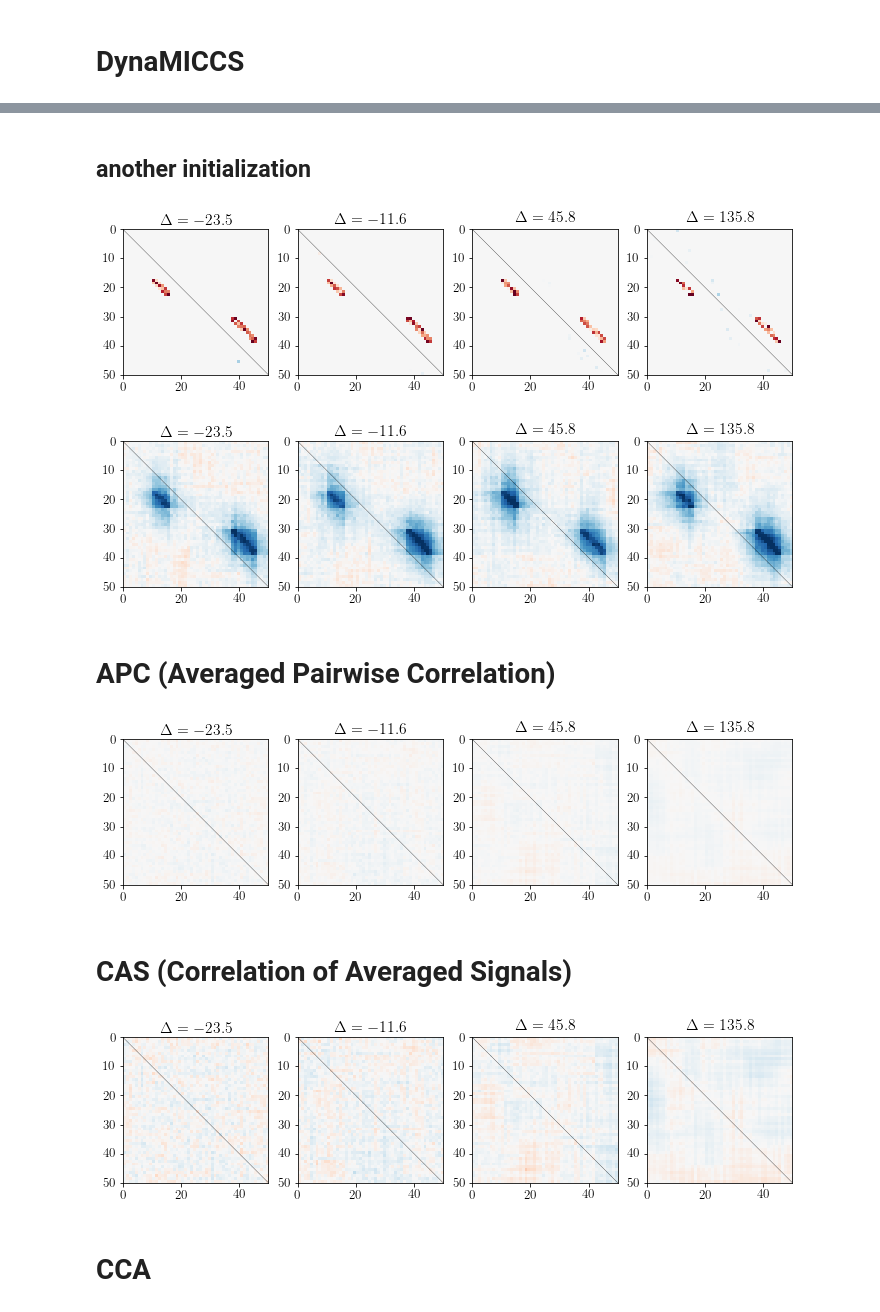
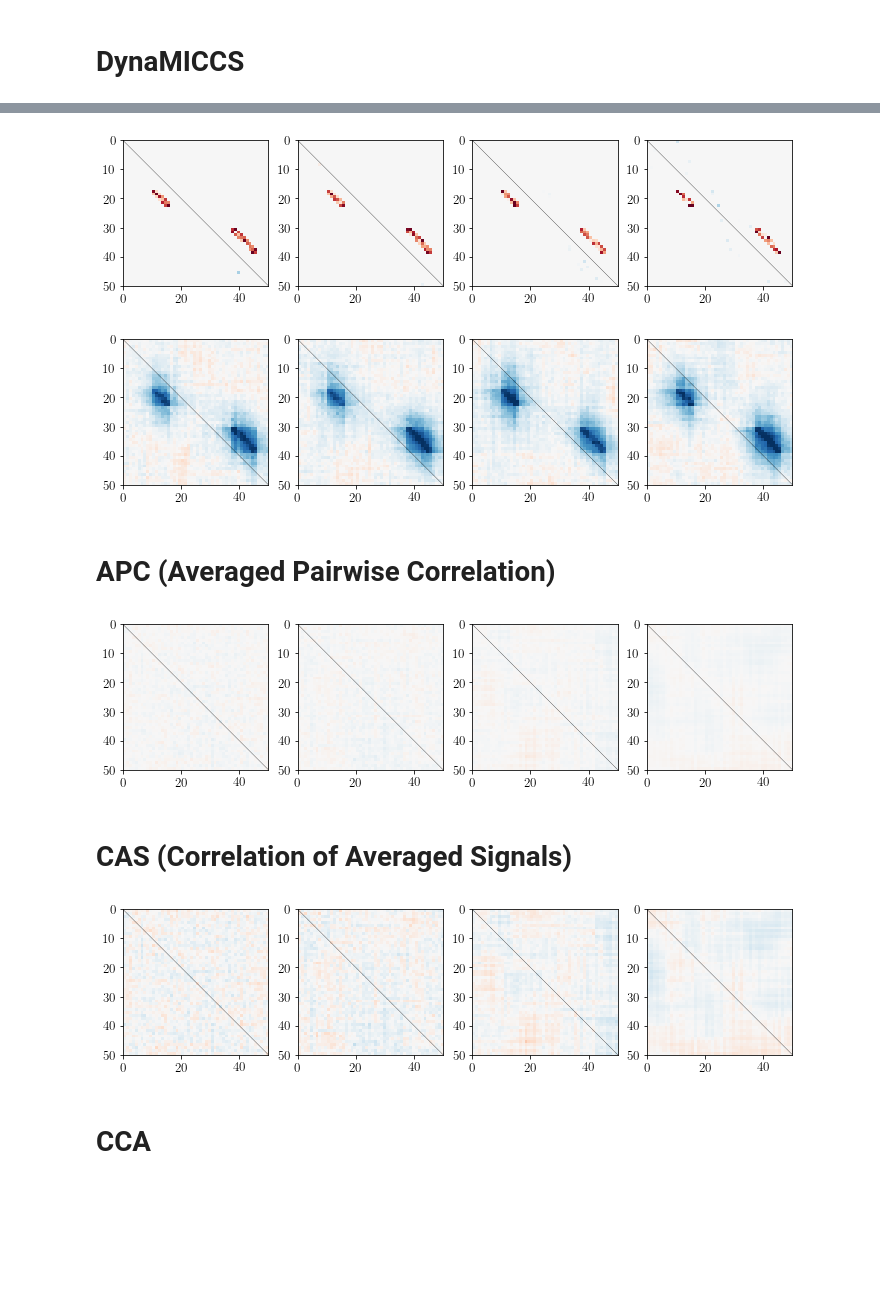
Before and after one commit to HeejongBong/ldfa, a Jupyter notebook: example/3.1 CDFA versus existing methods in addressing noise auto-correlation.ipynb, the cells around one changed output, grey strips where cells are left out. Drawn from its saved outputs; the diff is of its cells as text; code cells hidden in the pictures; blank space fills up the shorter version.

Commit message:
Updated simulations

```diff
--- a/example/3.1 CDFA versus existing methods in addressing noise auto-correlation.ipynb
+++ b/example/3.1 CDFA versus existing methods in addressing noise auto-correlation.ipynb
@@ -316,5 +316,5 @@ plt.figure(figsize=(12, 3))
 for i, (l, W, lgv_dmm) in enumerate(zip(
     lambdas_eps[show_eps], Sigmas_dmx[show_eps], lgvs_avg[show_eps])):
     plt.subplot(1,4,i+1); dmx.imshow(W[:num_time,num_time:], identity=True, vmax=0.5, time=[0,50])
-    plt.title(r'$\Delta = %.1f$'%(lgv_latent-lgv_dmm))
+#     plt.title(r'$\Delta = %.1f$'%(lgv_latent-lgv_dmm))
 # %% [output]
@@ -325,25 +323,0 @@ for i, (l, W, lgv_dmm) in enumerate(zip(
-# %%
-Omegas_ldfa = np.zeros((len(lambdas_eps),2*num_time,2*num_time))
-Sigmas_ldfa = np.zeros((len(lambdas_eps),2*num_time,2*num_time))
-
-for i, data in enumerate(datasets):
-    start_cdfa = time.time()
-
-    # fit dfa
-    Omega_est, Sigma_est, params_est =\
-        ldfa.fit(data, lambda_cross, offset_cross,
-                 lambda_auto, offset_auto, ths_glasso=1e-8, ths_lasso=1e-8)
-
-    Omegas_ldfa[i] = Omega_est
-    Sigmas_ldfa[i] = Sigma_est
-
-    sys.__stdout__.write('%d-th simulation on LDFA-H finished, lapse: %.3fs \n'
-                         %(i+1, time.time()-start_cdfa))
-    sys.__stdout__.flush()
-# %%
-plt.figure(figsize=(12, 3))
-for i, (l, W, lgv_dmm) in enumerate(zip(
-    lambdas_eps[show_eps], Omegas_ldfa[show_eps], lgvs_avg[show_eps])):
-    plt.subplot(1,4,i+1)
-    dmx.imshow(W[:num_time,num_time:], identity=True, vmax=0.2, time=[0,50])
-    plt.title(r'$\Delta = %.1f$'%(lgv_latent-lgv_dmm))
@@ -352,6 +323,0 @@ for i, (l, W, lgv_dmm) in enumerate(zip(
-# %%
-plt.figure(figsize=(12, 3))
-for i, (l, W, lgv_dmm) in enumerate(zip(
-    lambdas_eps[show_eps], Sigmas_ldfa[show_eps], lgvs_avg[show_eps])):
-    plt.subplot(1,4,i+1); dmx.imshow(W[:num_time,num_time:], identity=True, vmax=0.5, time=[0,50])
-    plt.title(r'$\Delta = %.1f$'%(lgv_latent-lgv_dmm))
@@ -360,5 +324,3 @@ for i, (l, W, lgv_dmm) in enumerate(zip(
-# %% [markdown]
-## another initialization
 # %%
 time_graph_cross = (np.abs(np.arange(num_time)-np.arange(num_time)[:,None])<offset_cross)
 # %%
@@ -408,20 +370,20 @@ for i, data in enumerate(datasets):
 # %%
 plt.figure(figsize=(12, 3))
 for i, (l, W, lgv_dmm) in enumerate(zip(
     lambdas_eps[show_eps], Omegas_ldfa_1[show_eps], lgvs_avg[show_eps])):
     plt.subplot(1,4,i+1)
     dmx.imshow(W[:num_time,num_time:], identity=True, vmax=0.2, time=[0,50])
-    plt.title(r'$\Delta = %.1f$'%(lgv_latent-lgv_dmm))
+#     plt.title(r'$\Delta = %.1f$'%(lgv_latent-lgv_dmm))
 # %% [output]
-[figure, old version]
+[figure, new version]
 # %%
 plt.figure(figsize=(12, 3))
 for i, (l, W, lgv_dmm) in enumerate(zip(
     lambdas_eps[show_eps], Sigmas_ldfa_1[show_eps], lgvs_avg[show_eps])):
     plt.subplot(1,4,i+1); dmx.imshow(W[:num_time,num_time:], identity=True, vmax=0.5, time=[0,50])
-    plt.title(r'$\Delta = %.1f$'%(lgv_latent-lgv_dmm))
+#     plt.title(r'$\Delta = %.1f$'%(lgv_latent-lgv_dmm))
 # %% [output]
-[figure, old version]
+[figure, new version]
 # %% [markdown]
 # APC (Averaged Pairwise Correlation)
 # %%
@@ -444,9 +406,9 @@ plt.figure(figsize=(12, 3))
 for i, (l, W, lgv_dmm) in enumerate(zip(
     lambdas_eps[show_eps], Sigmas_apc[show_eps], lgvs_avg[show_eps])):
     plt.subplot(1,4,i+1); dmx.imshow(W[:num_time,num_time:], identity=True, vmax=0.5, time=[0,50])
-    plt.title(r'$\Delta = %.1f$'%(lgv_latent-lgv_dmm))
+#     plt.title(r'$\Delta = %.1f$'%(lgv_latent-lgv_dmm))
 # %% [output]
-[figure, old version]
+[figure, new version]
 # %% [markdown]
 # CAS (Correlation of Averaged Signals)
 # %%
@@ -469,9 +431,9 @@ plt.figure(figsize=(12, 3))
 for i, (l, W, lgv_dmm) in enumerate(zip(
     lambdas_eps[show_eps], Sigmas_cas[show_eps], lgvs_avg[show_eps])):
     plt.subplot(1,4,i+1); dmx.imshow(W[:num_time,num_time:], identity=True, vmax=0.5, time=[0,50])
-    plt.title(r'$\Delta = %.1f$'%(lgv_latent-lgv_dmm))
+#     plt.title(r'$\Delta = %.1f$'%(lgv_latent-lgv_dmm))
 # %% [output]
-[figure, old version]
+[figure, new version]
 # %% [markdown]
 # CCA
 # %%
```
Also changed, not shown: parts of 8 cells of this notebook, 14 other files.
